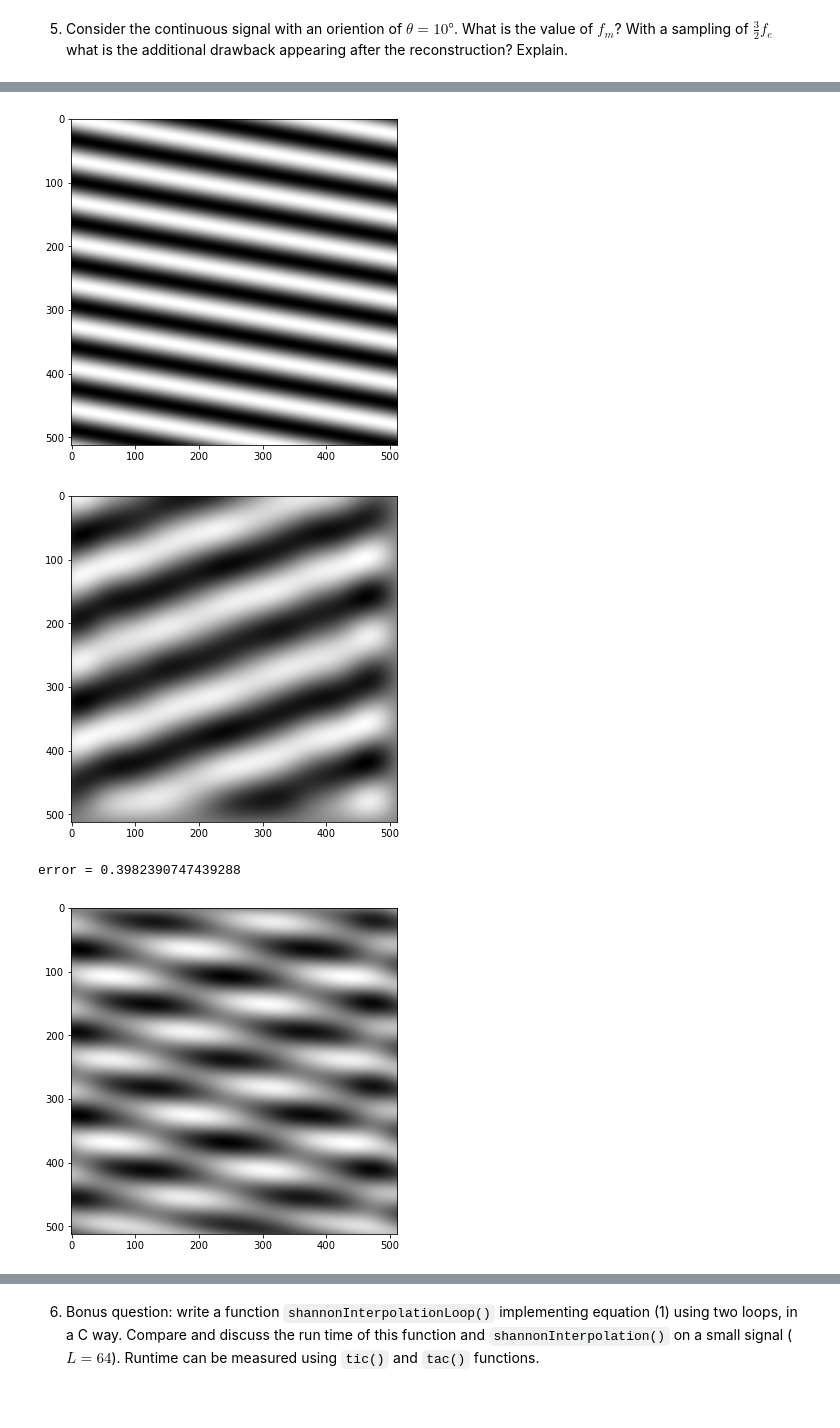
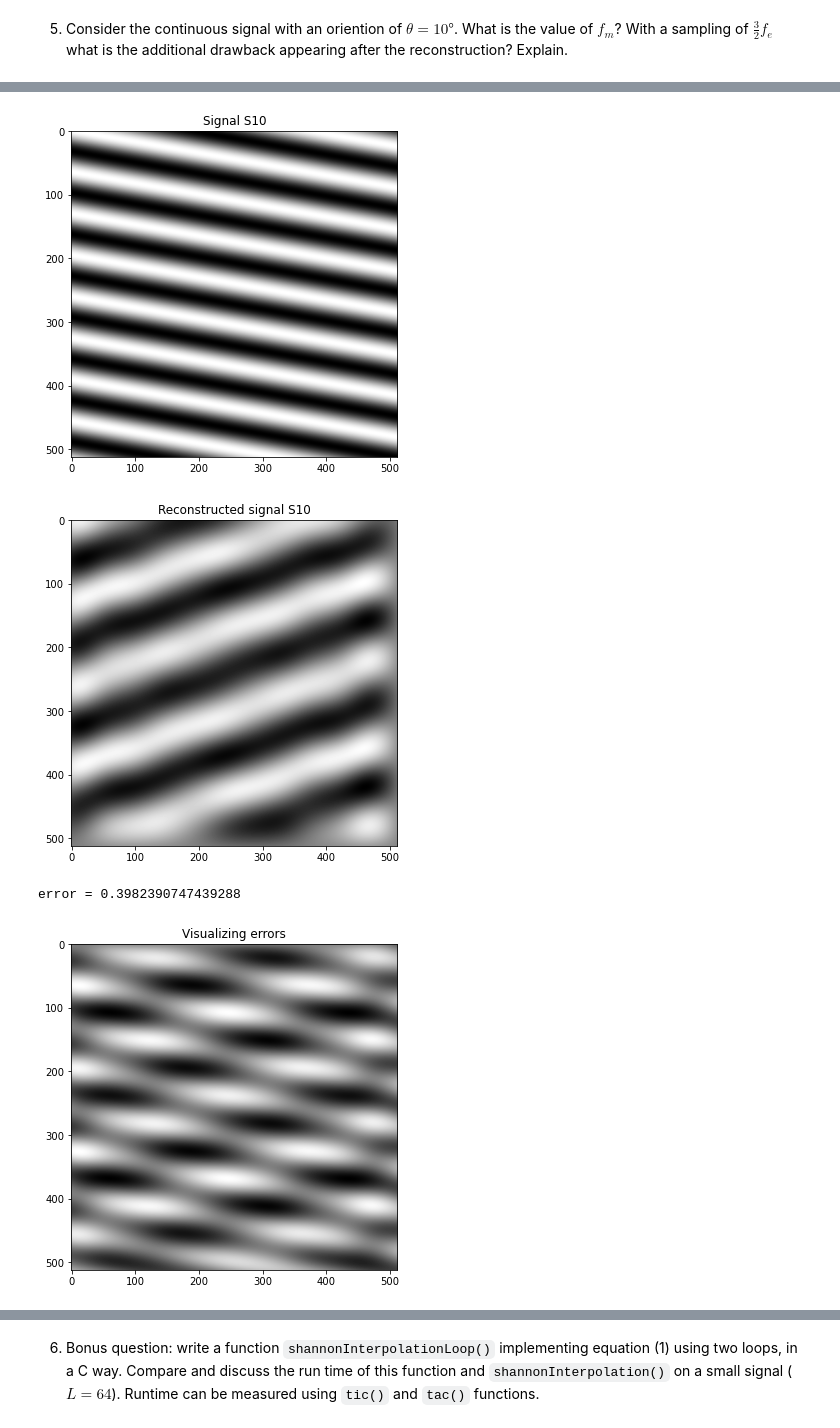
Before and after one commit to LUKALAVAL/BIMA, a Jupyter notebook: TME3/TME3.ipynb, the cells around one changed output, grey strips where cells are left out. Saved outputs shown, nothing was run; the diff lists cells and outputs as text; code cells hidden in the pictures.

```diff
--- a/TME3/TME3.ipynb
+++ b/TME3/TME3.ipynb
@@ -238,18 +241,18 @@ imshow(Sampled_S10)
 # %%
 # original signal
-imshow(S10)
+imshow(S10, "Signal S10")
 
 # reconstructed signal
 Reconstructed_S10 = shannonInterpolation(Sampled_S10, 1/fe, 512)
-imshow(Reconstructed_S10)
+imshow(Reconstructed_S10, "Reconstructed signal S10")
 
 # relative average error
-print("error =", error(A, S10, Reconstructed_S10))
+print("error =", error(1, S10, Reconstructed_S10))
 
 # visualizing the differences
-imshow(Reconstructed_S10 - S10)
+imshow(S10 - Reconstructed_S10, 'Visualizing errors')
 # %% [output]
-[figure, old version]
+[figure, new version]
-[figure, old version]
+[figure, new version]
 error = 0.3982390747439288
-[figure, old version]
+[figure, new version]
```
Also changed, not shown: parts of 16 cells of this notebook.
